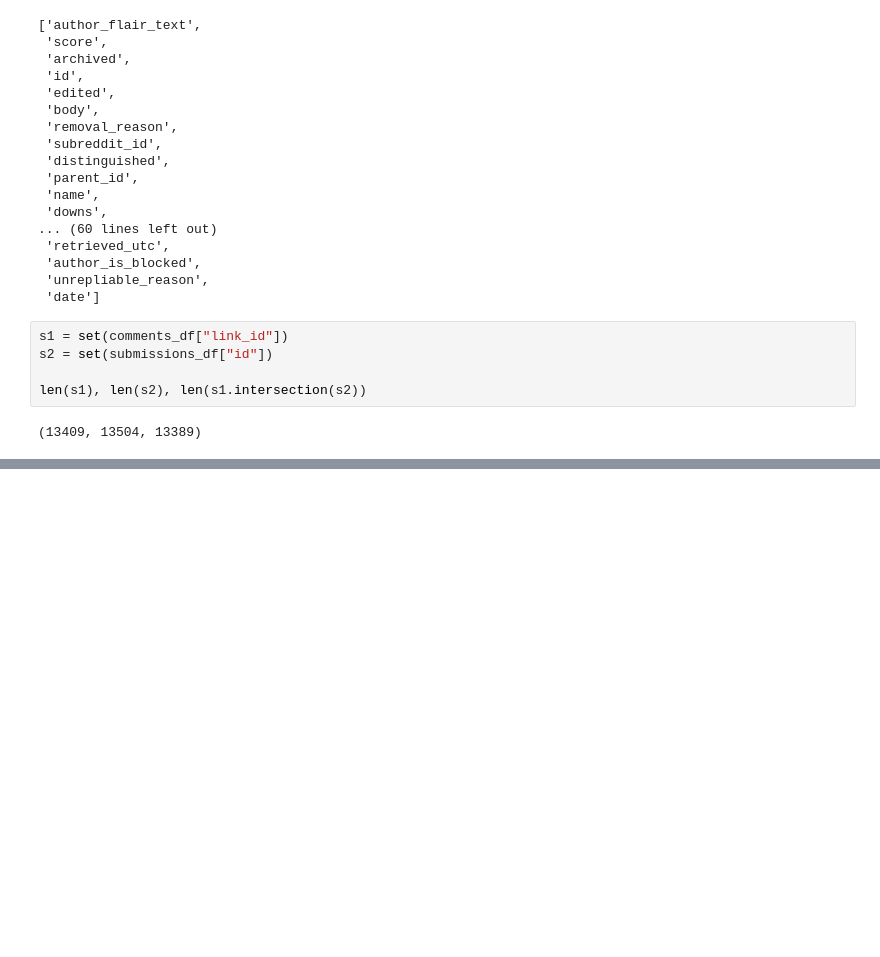
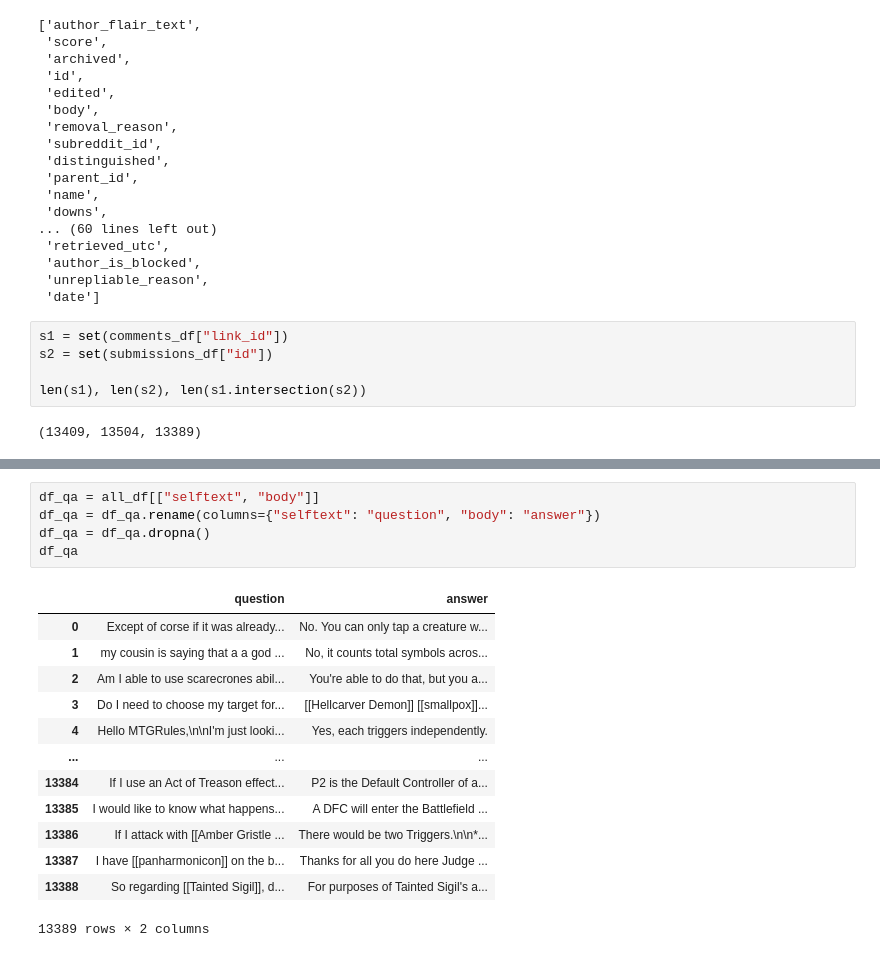
Before and after one commit to Javier-Jimenez99/gatherer-sage, a Jupyter notebook: reddit.ipynb, the cells around one changed output, grey strips where cells are left out. Saved outputs shown, nothing was run; the diff lists cells and outputs as text; blank space fills up the shorter version.

```diff
--- a/reddit.ipynb
+++ b/reddit.ipynb
@@ -101,0 +131,19 @@ len(s1), len(s2), len(s1.intersection(s2))
+# %%
+df_qa = all_df[["selftext", "body"]]
+df_qa = df_qa.rename(columns={"selftext": "question", "body": "answer"})
+df_qa = df_qa.dropna()
+df_qa
+# %% [output]
+|  | question | answer |
+| 0 | Except of corse if it was already... | No. You can only tap a creature w... |
+| 1 | my cousin is saying that a a god ... | No, it counts total symbols acros... |
+| 2 | Am I able to use scarecrones abil... | You're able to do that, but you a... |
+| 3 | Do I need to choose my target for... | [[Hellcarver Demon]] [[smallpox]]... |
+| 4 | Hello MTGRules,\n\nI'm just looki... | Yes, each triggers independently. |
+| ... | ... | ... |
+| 13384 | If I use an Act of Treason effect... | P2 is the Default Controller of a... |
+| 13385 | I would like to know what happens... | A DFC will enter the Battlefield ... |
+| 13386 | If I attack with [[Amber Gristle ... | There would be two Triggers.\n\n*... |
+| 13387 | I have [[panharmonicon]] on the b... | Thanks for all you do here Judge ... |
+| 13388 | So regarding [[Tainted Sigil]], d... | For purposes of Tainted Sigil's a... |
+13389 rows × 2 columns
```
Also changed, not shown: parts of 2 cells of this notebook, 1 other file.
